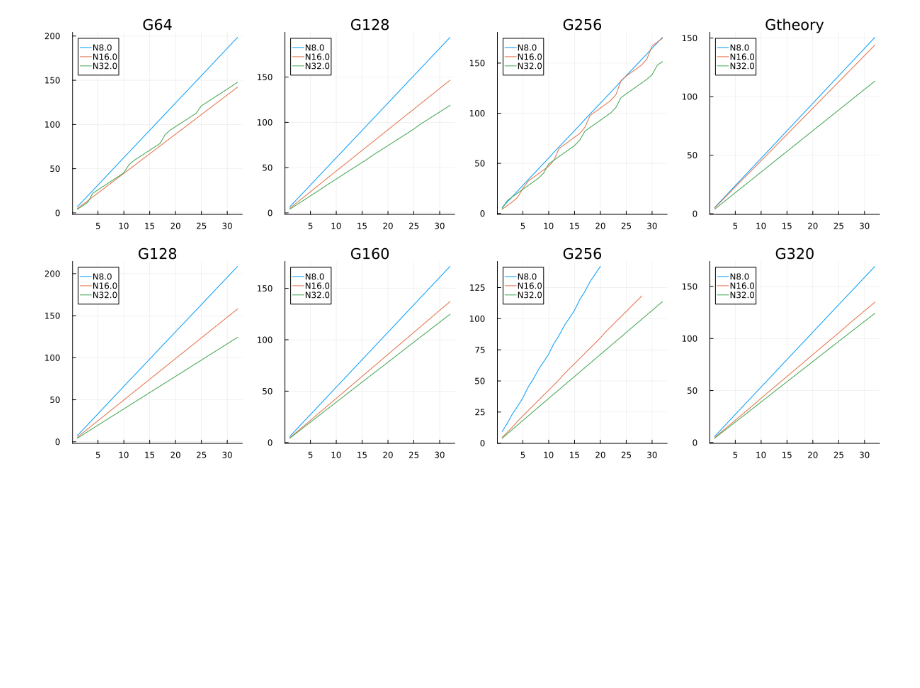
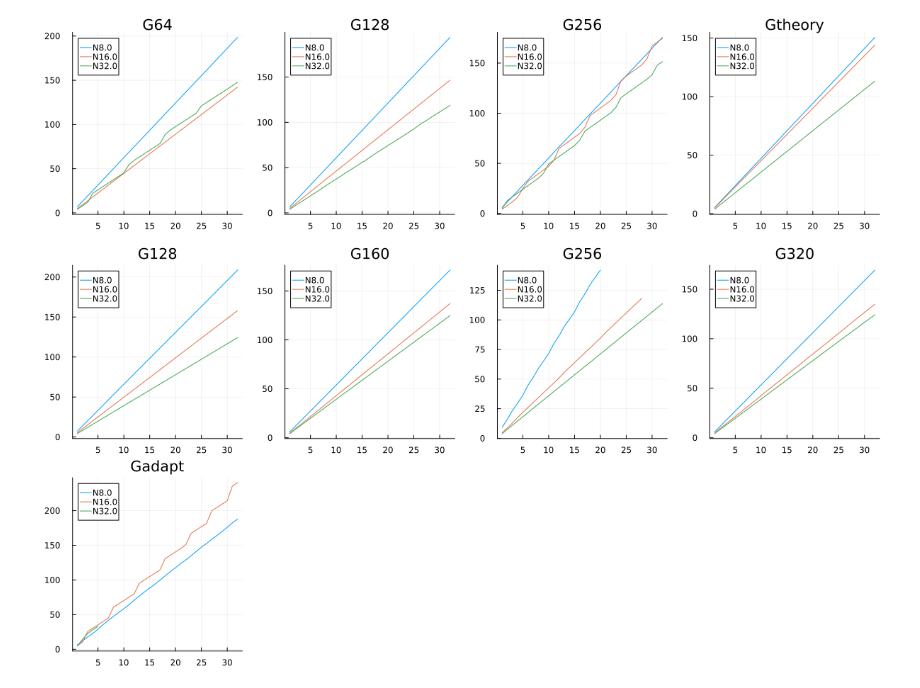
Before and after one commit to lwJi/ETK-Scaling-Tests, a Jupyter notebook: vista/ipynb/bbhDisk-Cowling.ipynb, the cells around one changed output. Saved outputs shown, nothing was run; the diff lists cells and outputs as text; code cells hidden in the pictures; blank space fills up the shorter version.

```diff
--- a/vista/ipynb/bbhDisk-Cowling.ipynb
+++ b/vista/ipynb/bbhDisk-Cowling.ipynb
@@ -356,29 +356,29 @@ end
 # %%
 let patt_dirss = [
         ([
             (r"Cow_L12_G128-N\d+-MPI\d+_r0000", "G128"),
             (r"Cow_L12_G160-N\d+-MPI\d+_r0000", "G160"),
             (r"Cow_L12_G256-N\d+-MPI\d+_r0000", "G256"),
             (r"Cow_L12_G320-N\d+-MPI\d+_r0000", "G320"),
-            #(r"Cow_L12_Gtheory-N\d+-MPI\d+_r0000", "Gtheory"),
+            (r"Cow_L12_Gadapt-N\d+-MPI\d+_r0000", "Gadapt"),
         ], "../data/bbhDisk/bbhDisk-n320-v2", :utriangle),
     ]
     #
     plts = []
     for (patterns, parent_dir, mark) in patt_dirss
         (vals, titles) = Misc.load_values(patterns, parent_dir; option="TotalComputeTime")
         for (j, val) in enumerate(vals)
             (dats, labs) = val
             plt = plot(title=titles[j])
             for (i, dat) in enumerate(dats)
                 plot!(plt, dat[1], dat[3], label=labs[i])
             end
             push!(plts, plt)
         end
     end
 
-    plt = plot(plts..., layout=(1,4), size=(1200, 300))
+    plt = plot(plts..., layout=(2,4), size=(1200, 600))
     display(plt)
 end
 # %% [output]
-[figure, old version]
+[figure, new version]
```
Also changed, not shown: parts of 2 cells of this notebook.
